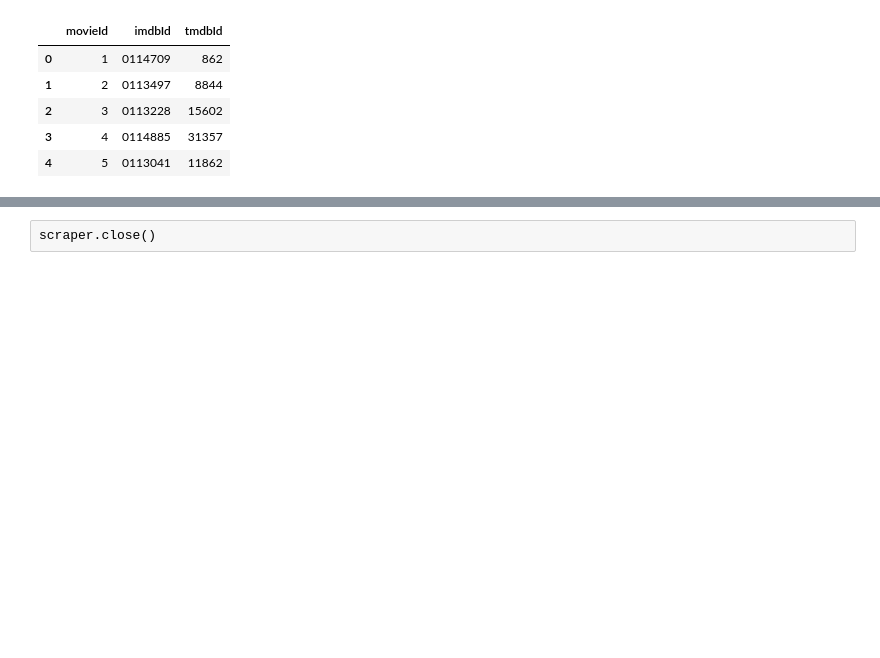
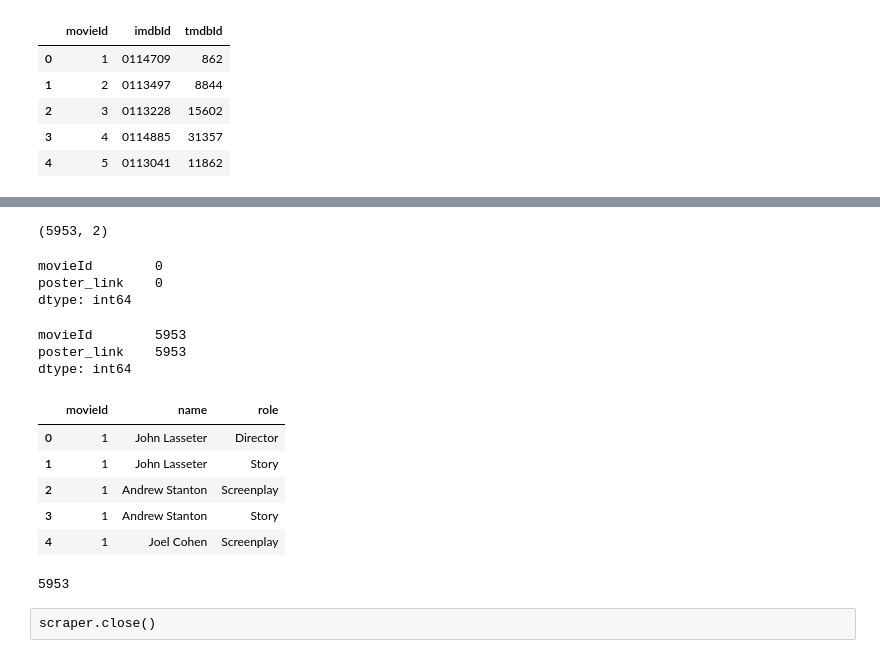
Before and after one commit to Donal-Flanagan/flix_recommender, a Jupyter notebook: notebooks/ETL/web_scraping_3_selenium.ipynb, the cells around one changed output, grey strips where cells are left out. Cells and saved outputs as stored; diff of their text form; code cells hidden in the pictures; blank space fills up the shorter version.

```diff
--- a/notebooks/ETL/Data_imports.ipynb
+++ b/notebooks/ETL/web_scraping_3_selenium.ipynb
@@ -724,3 +462,33 @@ scraper.get_poster_links_df().to_csv(scraper.movie_dir_path+scraper.poster_links
+# %%
+df.shape
+# %% [output]
+(5953, 2)
+# %%
+df.isna().sum()
+# %% [output]
+movieId        0
+poster_link    0
+dtype: int64
+# %%
+df.nunique()
+# %% [output]
+movieId        5953
+poster_link    5953
+dtype: int64
+# %%
+movie_peeps = pd.read_csv('../data/ml-latest-small/movie_cast_and_crew.csv')
+movie_peeps.head()
+# %% [output]
+|  | movieId | name | role |
+| 0 | 1 | John Lasseter | Director |
+| 1 | 1 | John Lasseter | Story |
+| 2 | 1 | Andrew Stanton | Screenplay |
+| 3 | 1 | Andrew Stanton | Story |
+| 4 | 1 | Joel Cohen | Screenplay |
+# %%
+movie_peeps.movieId.nunique()
+# %% [output]
+5953
 # %% [raw]
 scraper.close()
 # %%
```
Also changed, not shown: parts of 49 cells of this notebook, 12 other files.
